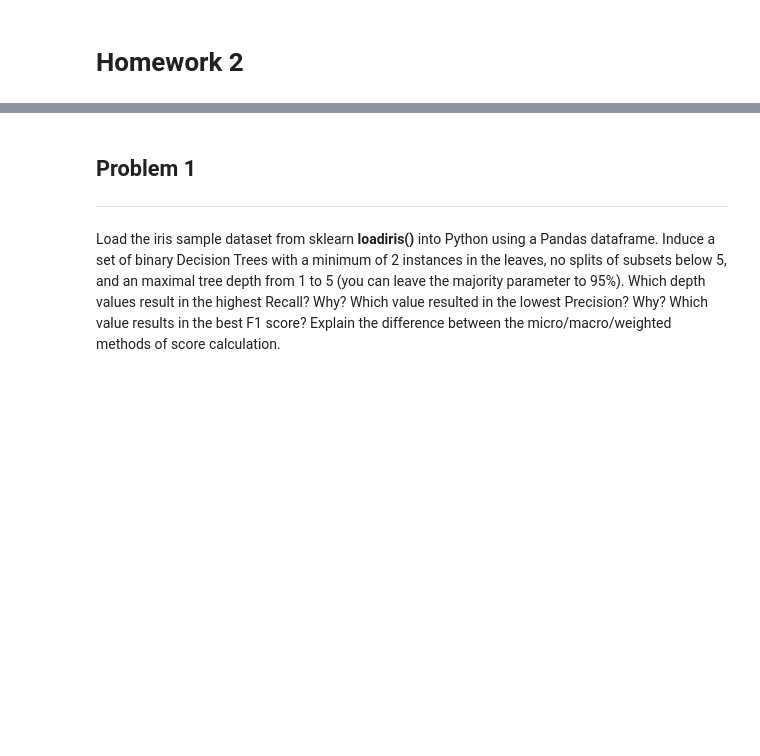
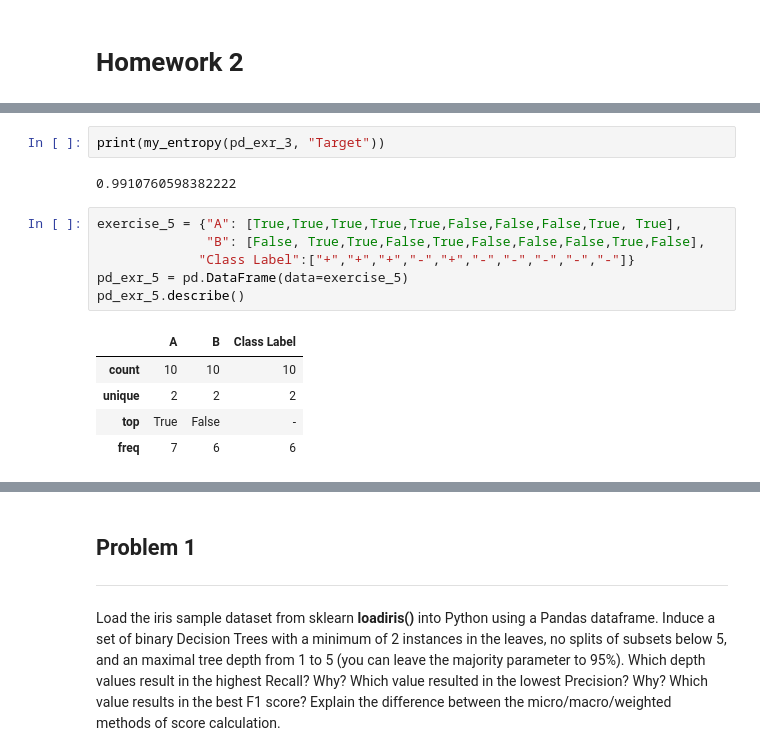
Before and after one commit to MKahacker/CS-422, a Jupyter notebook: Homework_2_K_Mahmoud.ipynb, the cells around one changed output, grey strips where cells are left out. Drawn from its saved outputs; the diff is of its cells as text; blank space fills up the shorter version.

```diff
--- a/Homework_2_K_Mahmoud.ipynb
+++ b/Homework_2_K_Mahmoud.ipynb
@@ -87,0 +151,16 @@ import matplotlib.pyplot as plt
+# %%
+print(my_entropy(pd_exr_3, "Target"))
+# %% [output]
+0.9910760598382222
+# %%
+exercise_5 = {"A": [True,True,True,True,True,False,False,False,True, True],
+              "B": [False, True,True,False,True,False,False,False,True,False],
+             "Class Label":["+","+","+","-","+","-","-","-","-","-"]}
+pd_exr_5 = pd.DataFrame(data=exercise_5)
+pd_exr_5.describe()
+# %% [output]
+|  | A | B | Class Label |
+| count | 10 | 10 | 10 |
+| unique | 2 | 2 | 2 |
+| top | True | False | - |
+| freq | 7 | 6 | 6 |
```
Also changed, not shown: parts of 58 cells of this notebook, 1 other file.
